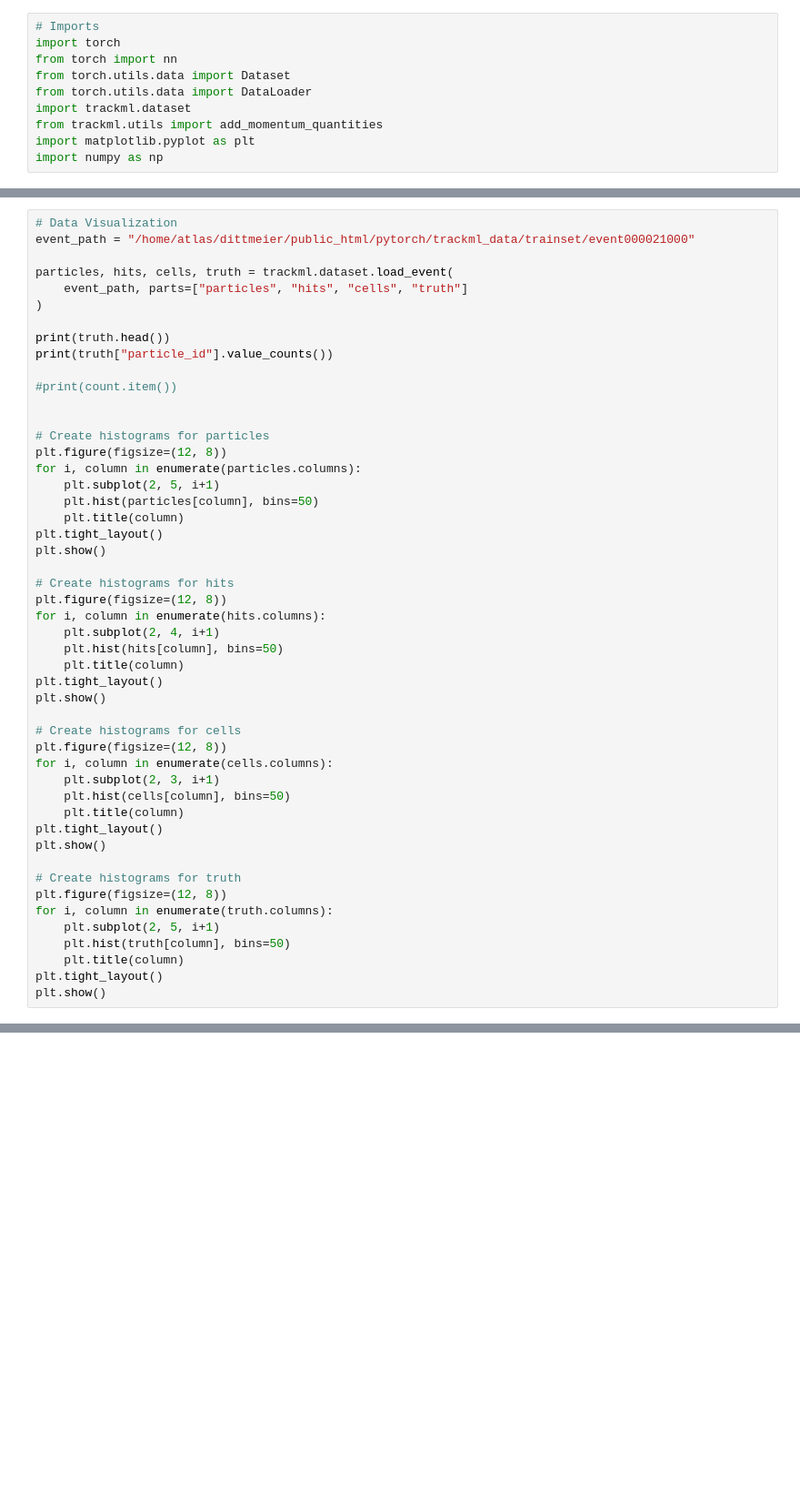
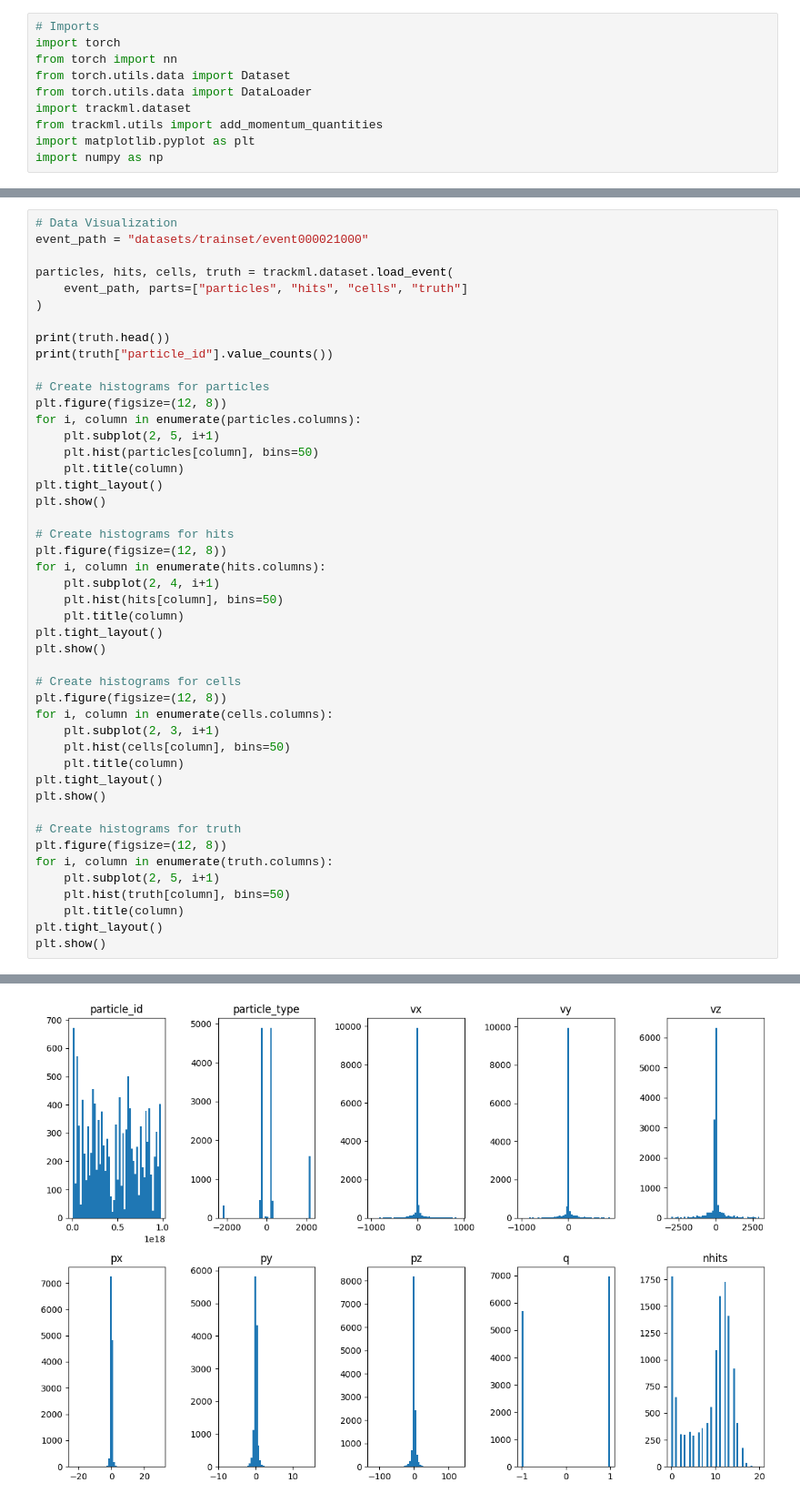
Before and after one commit to sdittmeier/pytorch_course, a Jupyter notebook: pytorch_trackml.ipynb, the cells around one changed output, grey strips where cells are left out. Shown at 91% size. Cells and saved outputs as stored; diff of their text form; blank space fills up the shorter version.

```diff
--- a/pytorch_trackml.ipynb
+++ b/pytorch_trackml.ipynb
@@ -22,6 +73,6 @@ cuda:7
 # %%
 # Data Visualization
-event_path = "/home/atlas/dittmeier/public_html/pytorch/trackml_data/trainset/event000021000"
+event_path = "datasets/trainset/event000021000"
 
 particles, hits, cells, truth = trackml.dataset.load_event(
     event_path, parts=["particles", "hits", "cells", "truth"]
@@ -29,9 +80,6 @@ particles, hits, cells, truth = trackml.dataset.load_event(
 
 print(truth.head())
 print(truth["particle_id"].value_counts())
-
-#print(count.item())
-
 
 # Create histograms for particles
 plt.figure(figsize=(12, 8))
@@ -68,3 +116,4 @@ for i, column in enumerate(truth.columns):
     plt.title(column)
 plt.tight_layout()
 plt.show()
+# %% [output]
@@ -70,0 +137 @@ plt.show()
+[figure, added]
```
Also changed, not shown: parts of 22 cells of this notebook.
